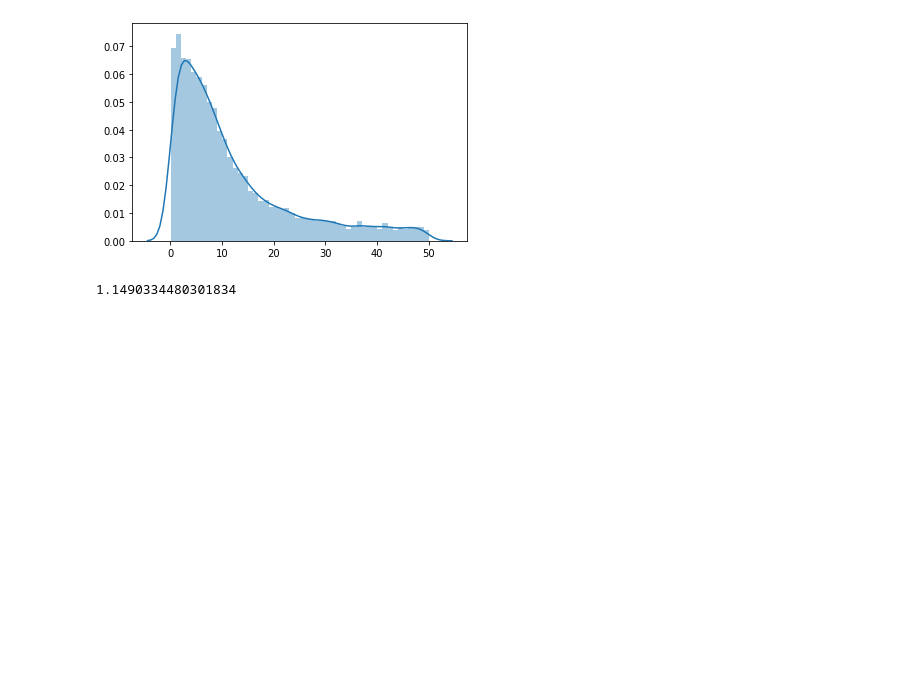
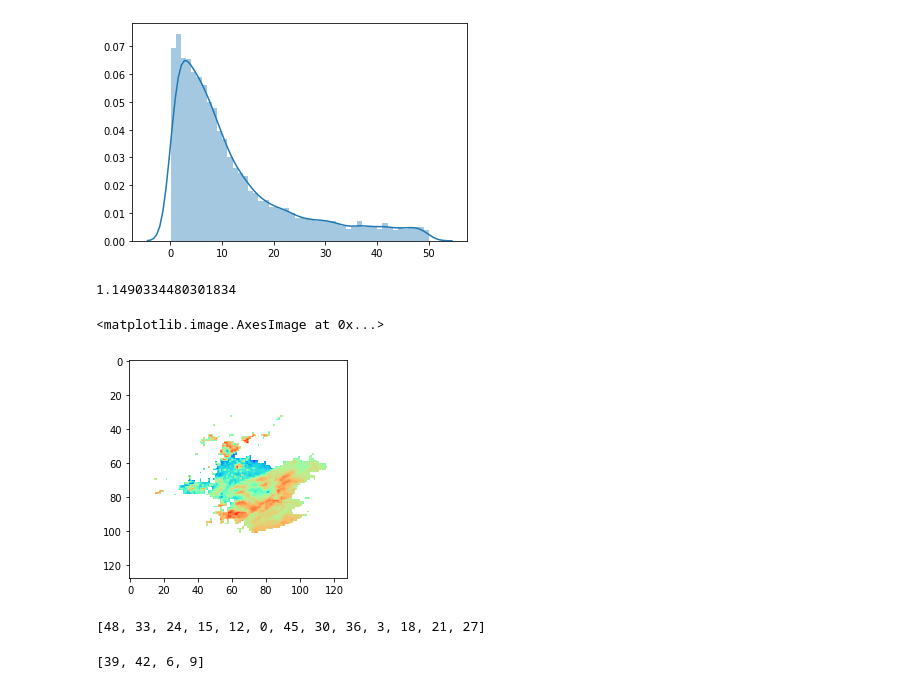
Before and after one commit to FionaLippert/birdMigration, a Jupyter notebook: Untitled.ipynb, the cells around one changed output. Saved outputs shown, nothing was run; the diff lists cells and outputs as text; code cells hidden in the pictures; blank space fills up the shorter version.

Commit message:
split into train and test

```diff
--- a/Untitled.ipynb
+++ b/Untitled.ipynb
@@ -30,3 +32,16 @@ sb.distplot(arr2.flatten())
 np.nanmean(arr2[arr2<50])
 # %% [output]
 1.1490334480301834
+# %%
+# Resize to desired image shape
+img = arr[100:1100, 200:]
+img = cv2.resize(img, (128, 128))
+img = np.nan_to_num(img)
+
+#img = img.astype(np.float32)
+#img = img/np.nanmax(img)
+# %%
+plt.imshow(np.log(img), cmap='rainbow')
+# %% [output]
+<matplotlib.image.AxesImage at 0x...>
+[figure, added]
@@ -32,0 +52,8 @@ np.nanmean(arr2[arr2<50])
+# %%
+idx_train
+# %% [output]
+[48, 33, 24, 15, 12, 0, 45, 30, 36, 3, 18, 21, 27]
+# %%
+idx_test
+# %% [output]
+[39, 42, 6, 9]
```
Also changed, not shown: parts of 5 cells of this notebook, 3 other files.
